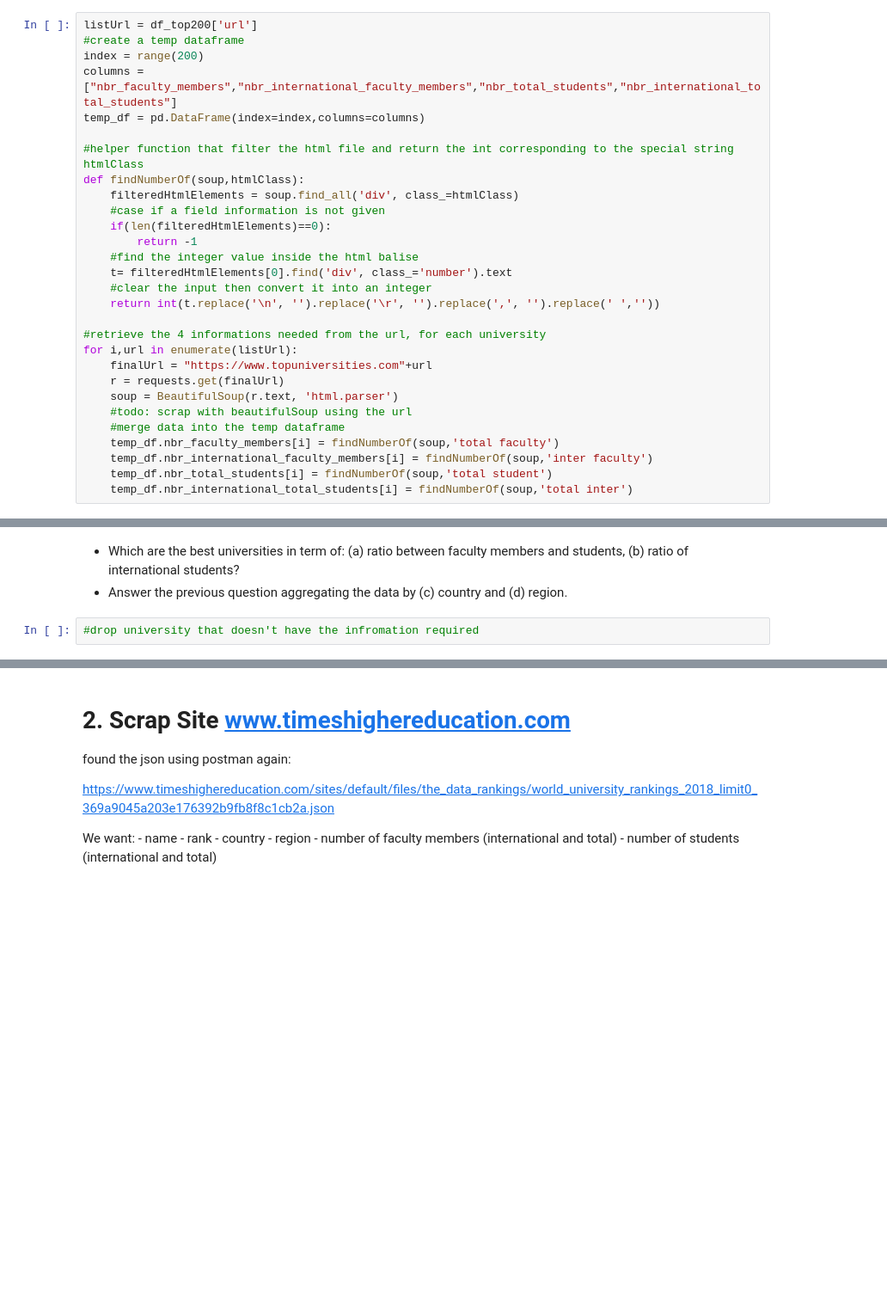
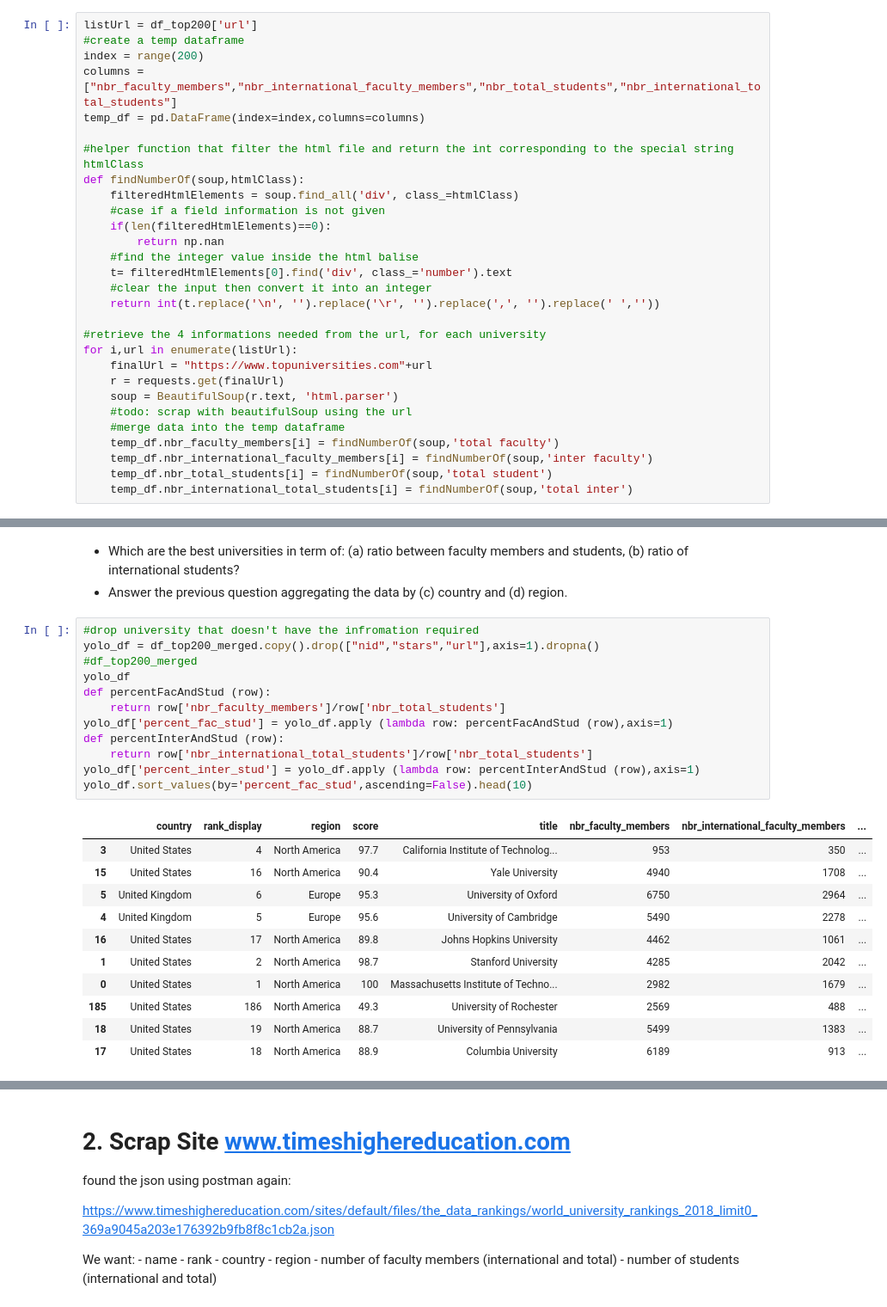
Before and after one commit to NicoBrun/ada2017, a Jupyter notebook: 02 - Data from the Web/Homework 2.ipynb, the cells around one changed output, grey strips where cells are left out. Shown at 86% size. Drawn from its saved outputs; the diff is of its cells as text; blank space fills up the shorter version.

```diff
--- a/02 - Data from the Web/Homework 2.ipynb
+++ b/02 - Data from the Web/Homework 2.ipynb
@@ -61,7 +61,7 @@ def findNumberOf(soup,htmlClass):
     filteredHtmlElements = soup.find_all('div', class_=htmlClass)
     #case if a field information is not given
     if(len(filteredHtmlElements)==0):
-        return -1
+        return np.nan
     #find the integer value inside the html balise
     t= filteredHtmlElements[0].find('div', class_='number').text
     #clear the input then convert it into an integer
@@ -97,5 +97,27 @@ df_top200_merged.head(10)
 # %% [markdown]
 * Which are the best universities in term of: (a) ratio between faculty members and students, (b) ratio of international students?
 * Answer the previous question aggregating the data by (c) country and (d) region.
-# %%
-#drop university that doesn't have the infromation required
+# %%
+#drop university that doesn't have the infromation required
+yolo_df = df_top200_merged.copy().drop(["nid","stars","url"],axis=1).dropna()
+#df_top200_merged
+yolo_df
+def percentFacAndStud (row):
+    return row['nbr_faculty_members']/row['nbr_total_students']
+yolo_df['percent_fac_stud'] = yolo_df.apply (lambda row: percentFacAndStud (row),axis=1)
+def percentInterAndStud (row):
+    return row['nbr_international_total_students']/row['nbr_total_students']
+yolo_df['percent_inter_stud'] = yolo_df.apply (lambda row: percentInterAndStud (row),axis=1)
+yolo_df.sort_values(by='percent_fac_stud',ascending=False).head(10)
+# %% [output]
+|  | country | rank_display | region | score | title | nbr_faculty_members | nbr_international_faculty_members | ... |
+| 3 | United States | 4 | North America | 97.7 | California Institute of Technolog... | 953 | 350 | ... |
+| 15 | United States | 16 | North America | 90.4 | Yale University | 4940 | 1708 | ... |
+| 5 | United Kingdom | 6 | Europe | 95.3 | University of Oxford | 6750 | 2964 | ... |
+| 4 | United Kingdom | 5 | Europe | 95.6 | University of Cambridge | 5490 | 2278 | ... |
+| 16 | United States | 17 | North America | 89.8 | Johns Hopkins University | 4462 | 1061 | ... |
+| 1 | United States | 2 | North America | 98.7 | Stanford University | 4285 | 2042 | ... |
+| 0 | United States | 1 | North America | 100 | Massachusetts Institute of Techno... | 2982 | 1679 | ... |
+| 185 | United States | 186 | North America | 49.3 | University of Rochester | 2569 | 488 | ... |
+| 18 | United States | 19 | North America | 88.7 | University of Pennsylvania | 5499 | 1383 | ... |
+| 17 | United States | 18 | North America | 88.9 | Columbia University | 6189 | 913 | ... |
```
Also changed, not shown: parts of 4 cells of this notebook.
